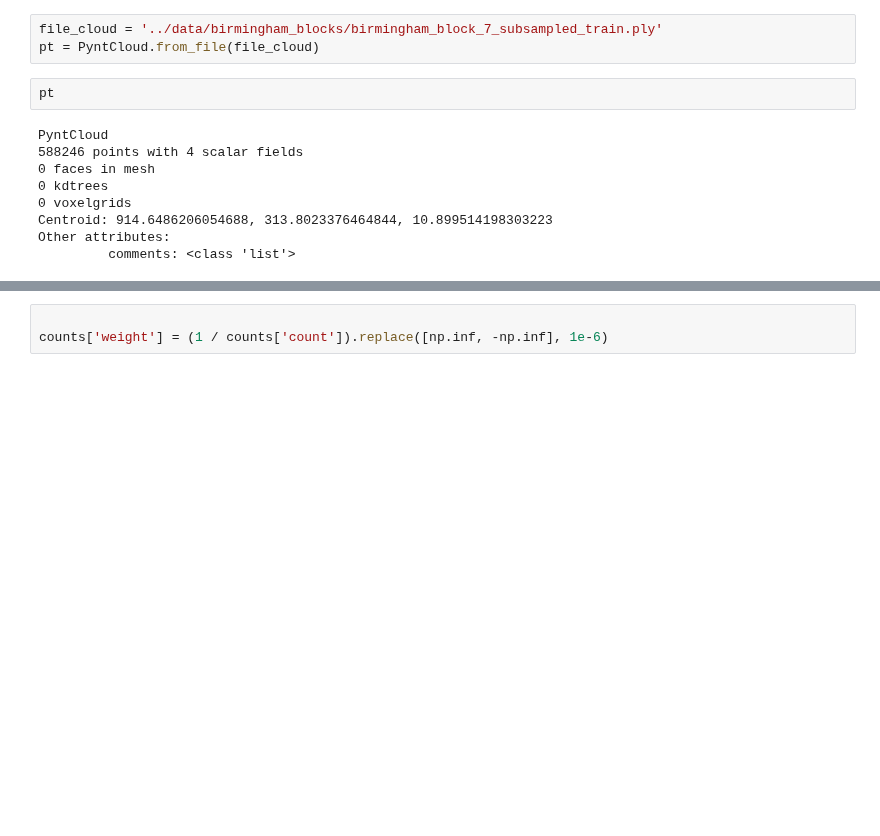
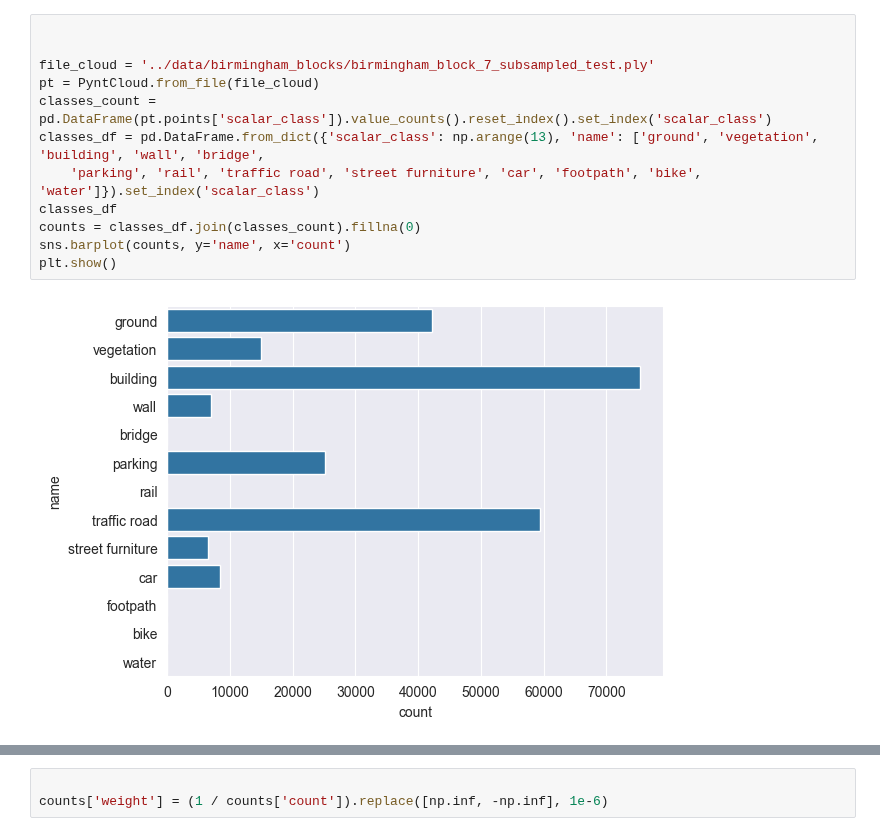
Before and after one commit to farqlia/urban-3d-reconstruction, a Jupyter notebook: notebooks/Segmentation.ipynb, the cells around one changed output, grey strips where cells are left out. Saved outputs shown, nothing was run; the diff lists cells and outputs as text; blank space fills up the shorter version.

```diff
--- a/notebooks/Segmentation.ipynb
+++ b/notebooks/Segmentation.ipynb
@@ -27,14 +22,14 @@ device(type='cuda')
-# %%
-file_cloud = '../data/birmingham_blocks/birmingham_block_7_subsampled_train.ply'
-pt = PyntCloud.from_file(file_cloud)
-# %%
-pt
-# %% [output]
-PyntCloud
-588246 points with 4 scalar fields
-0 faces in mesh
-0 kdtrees
-0 voxelgrids
-Centroid: 914.6486206054688, 313.8023376464844, 10.899514198303223
-Other attributes:
-         comments: <class 'list'>
+# %%
+
+
+file_cloud = '../data/birmingham_blocks/birmingham_block_7_subsampled_test.ply'
+pt = PyntCloud.from_file(file_cloud)
+classes_count = pd.DataFrame(pt.points['scalar_class']).value_counts().reset_index().set_index('scalar_class')
+classes_df = pd.DataFrame.from_dict({'scalar_class': np.arange(13), 'name': ['ground', 'vegetation', 'building', 'wall', 'bridge',
+    'parking', 'rail', 'traffic road', 'street furniture', 'car', 'footpath', 'bike', 'water']}).set_index('scalar_class')
+classes_df
+counts = classes_df.join(classes_count).fillna(0)
+sns.barplot(counts, y='name', x='count')
+plt.show()
+# %% [output]
+[figure, added]
```
Also changed, not shown: parts of 13 cells of this notebook, 6 other files.
